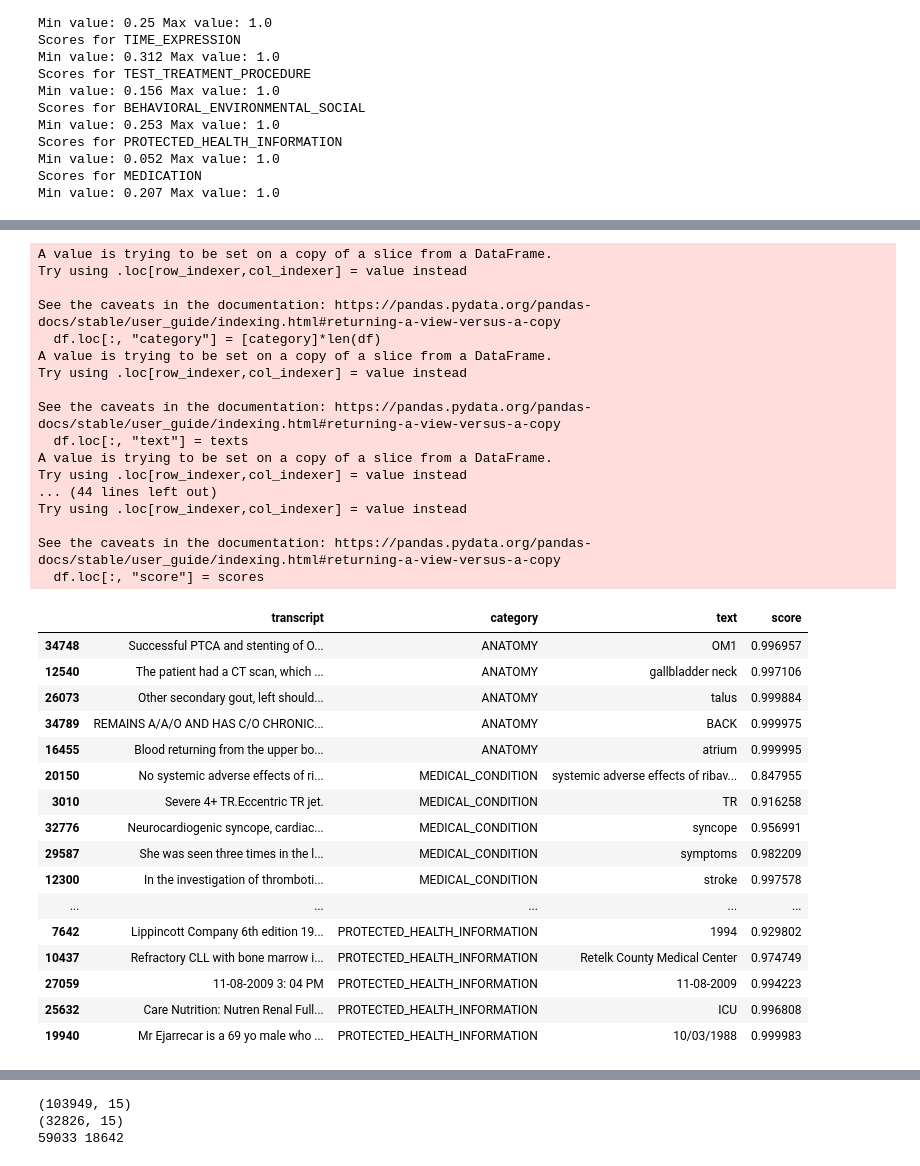
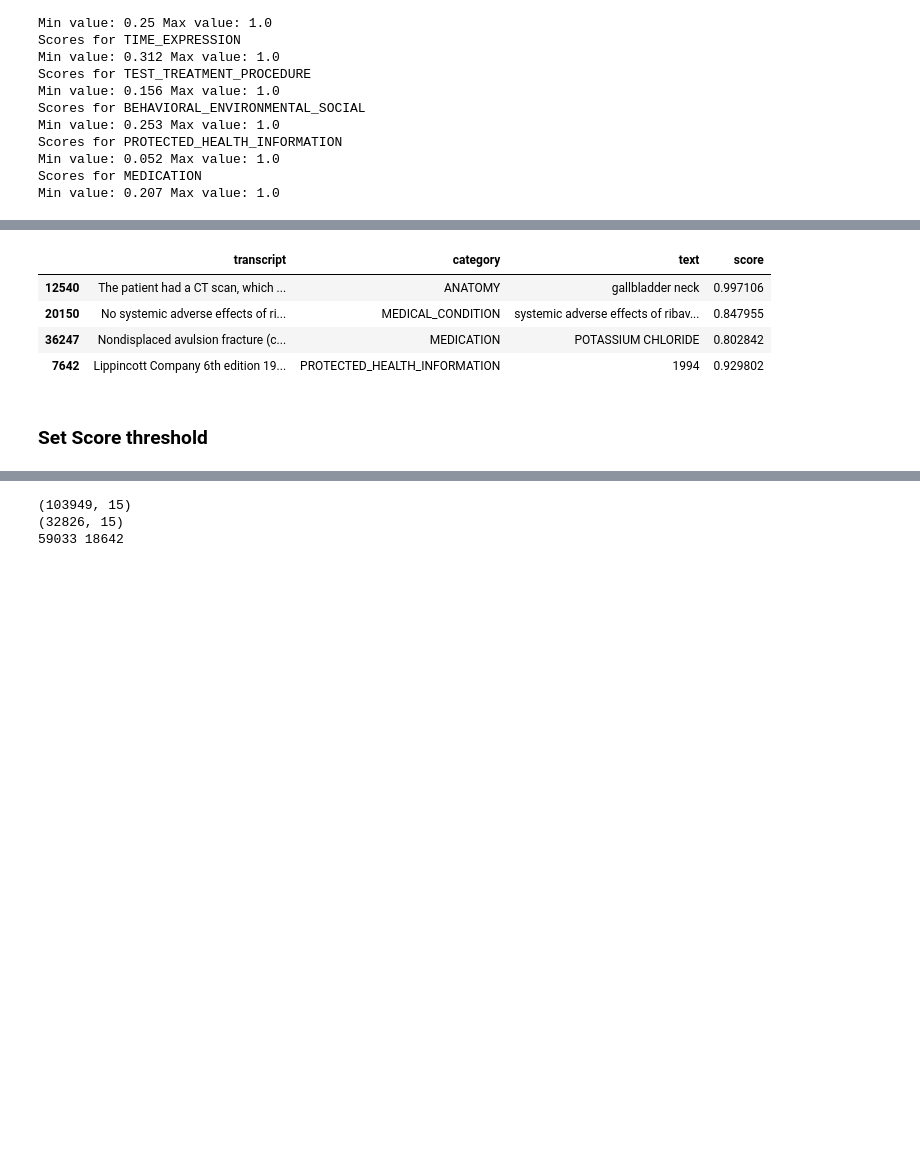
Before and after one commit to intron-innovation/AfriSpeech-200, a Jupyter notebook: notebooks/clinical_ner.ipynb, the cells around one changed output, grey strips where cells are left out. Cells and saved outputs as stored; diff of their text form; code cells hidden in the pictures; blank space fills up the shorter version.

```diff
--- a/notebooks/clinical_ner.ipynb
+++ b/notebooks/clinical_ner.ipynb
@@ -261,42 +209,13 @@ See the caveats in the documentation: https://pandas.pydata.org/pandas-docs/stab
 # %%
 min_range=0.8
 max_range=1.0
 random_state=42
-n=5
+n=1
 
 transcript_per_category_range(df_train, n=n, min_range=min_range, max_range=max_range, random_state=random_state)
 # %% [output]
-A value is trying to be set on a copy of a slice from a DataFrame.
-Try using .loc[row_indexer,col_indexer] = value instead
-
-See the caveats in the documentation: https://pandas.pydata.org/pandas-docs/stable/user_guide/indexing.html#returning-a-view-versus-a-copy
-  df.loc[:, "category"] = [category]*len(df)
-A value is trying to be set on a copy of a slice from a DataFrame.
-Try using .loc[row_indexer,col_indexer] = value instead
-
-See the caveats in the documentation: https://pandas.pydata.org/pandas-docs/stable/user_guide/indexing.html#returning-a-view-versus-a-copy
-  df.loc[:, "text"] = texts
-A value is trying to be set on a copy of a slice from a DataFrame.
-Try using .loc[row_indexer,col_indexer] = value instead
-... (44 lines left out)
-Try using .loc[row_indexer,col_indexer] = value instead
-
-See the caveats in the documentation: https://pandas.pydata.org/pandas-docs/stable/user_guide/indexing.html#returning-a-view-versus-a-copy
-  df.loc[:, "score"] = scores
 |  | transcript | category | text | score |
-| 34748 | Successful PTCA and stenting of O... | ANATOMY | OM1 | 0.996957 |
 | 12540 | The patient had a CT scan, which ... | ANATOMY | gallbladder neck | 0.997106 |
-| 26073 | Other secondary gout, left should... | ANATOMY | talus | 0.999884 |
-| 34789 | REMAINS A/A/O AND HAS C/O CHRONIC... | ANATOMY | BACK | 0.999975 |
-| 16455 | Blood returning from the upper bo... | ANATOMY | atrium | 0.999995 |
 | 20150 | No systemic adverse effects of ri... | MEDICAL_CONDITION | systemic adverse effects of ribav... | 0.847955 |
-| 3010 | Severe 4+ TR.Eccentric TR jet. | MEDICAL_CONDITION | TR | 0.916258 |
-| 32776 | Neurocardiogenic syncope, cardiac... | MEDICAL_CONDITION | syncope | 0.956991 |
-| 29587 | She was seen three times in the l... | MEDICAL_CONDITION | symptoms | 0.982209 |
-| 12300 | In the investigation of thromboti... | MEDICAL_CONDITION | stroke | 0.997578 |
-| ... | ... | ... | ... | ... |
+| 36247 | Nondisplaced avulsion fracture (c... | MEDICATION | POTASSIUM CHLORIDE | 0.802842 |
 | 7642 | Lippincott Company 6th edition 19... | PROTECTED_HEALTH_INFORMATION | 1994 | 0.929802 |
-| 10437 | Refractory CLL with bone marrow i... | PROTECTED_HEALTH_INFORMATION | Retelk County Medical Center | 0.974749 |
-| 27059 | 11-08-2009 3: 04 PM | PROTECTED_HEALTH_INFORMATION | 11-08-2009 | 0.994223 |
-| 25632 | Care Nutrition: Nutren Renal Full... | PROTECTED_HEALTH_INFORMATION | ICU | 0.996808 |
-| 19940 | Mr Ejarrecar is a 69 yo male who ... | PROTECTED_HEALTH_INFORMATION | 10/03/1988 | 0.999983 |
@@ -305,2 +222,4 @@ See the caveats in the documentation: https://pandas.pydata.org/pandas-docs/stab
+# %% [markdown]
+### Set Score threshold
 # %%
 SCORE_THRESHOLD=0.0
```
Also changed, not shown: parts of 98 cells of this notebook.
